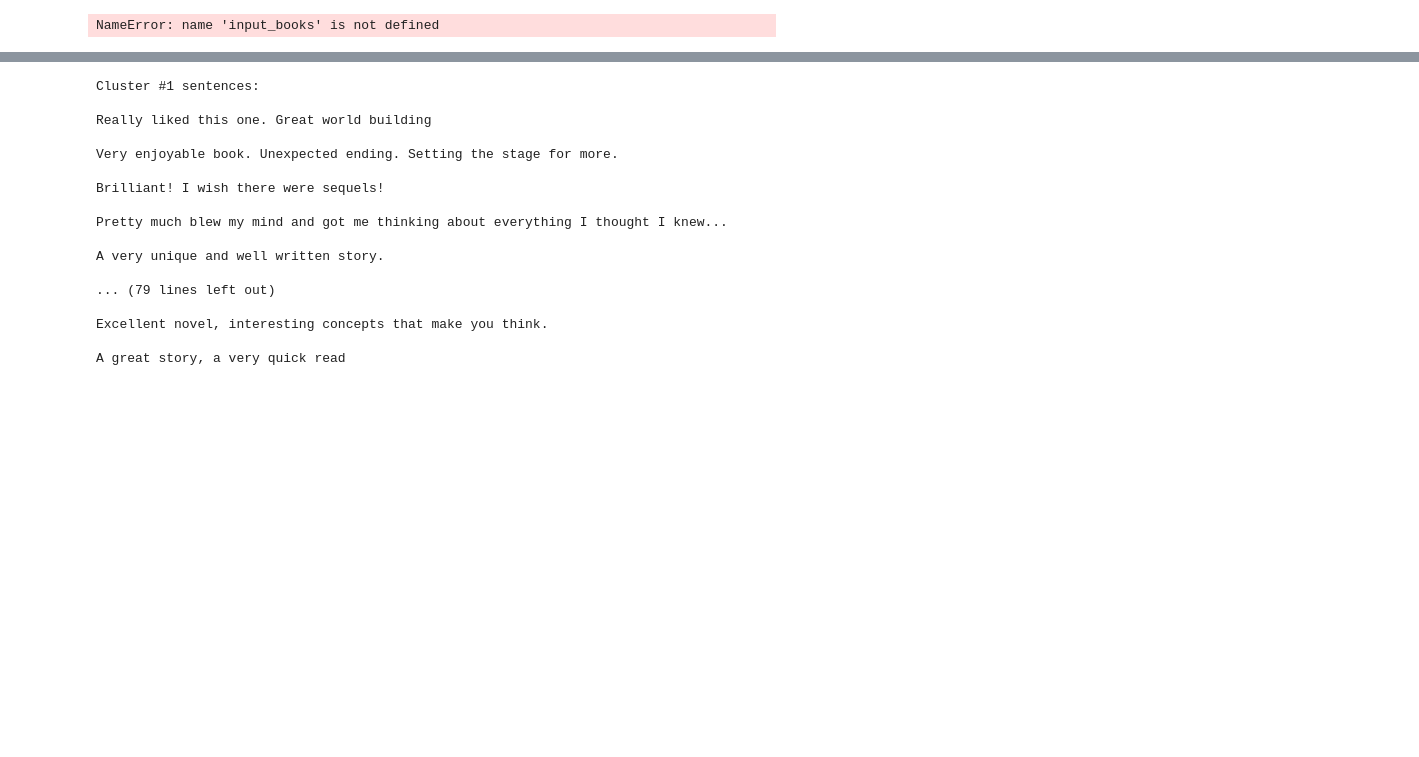
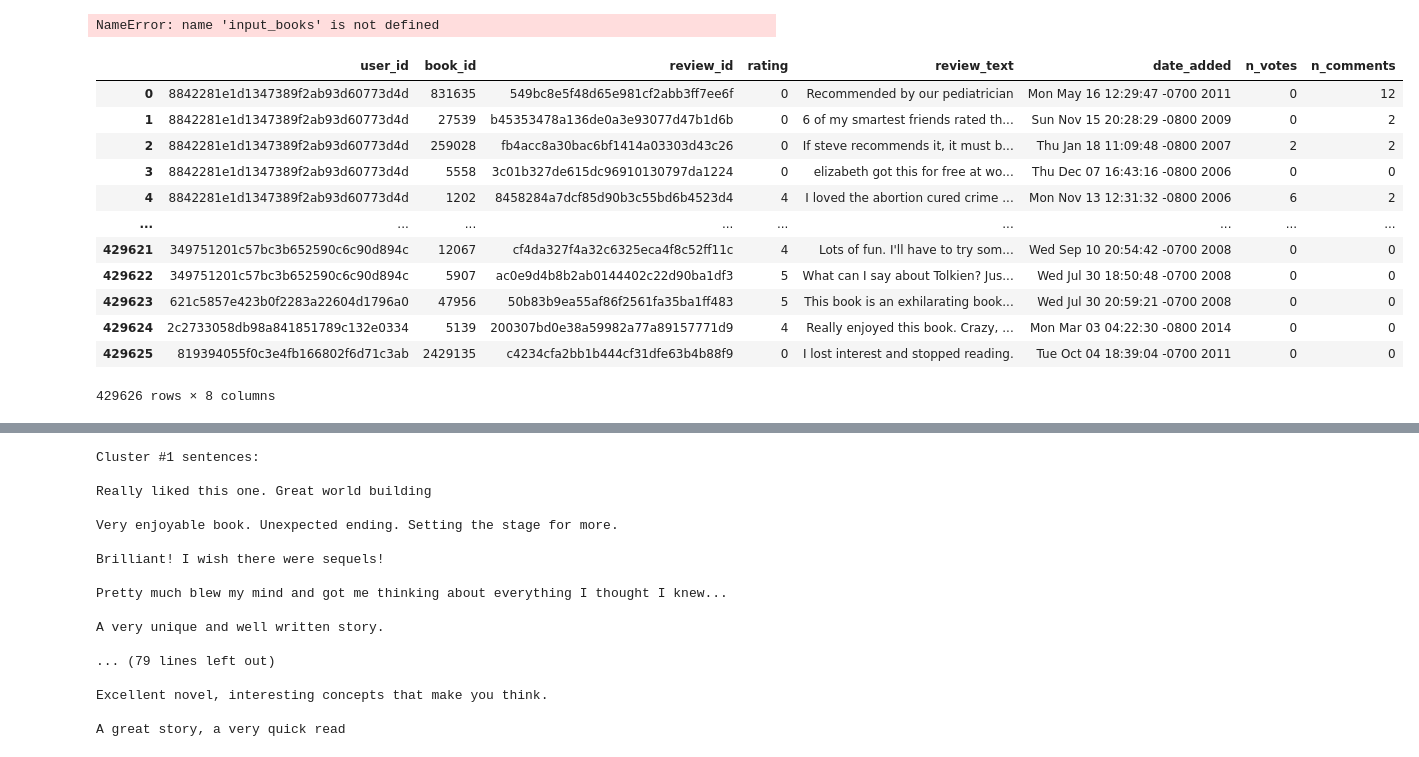
Before and after one commit to Einhard6176/3380, a Jupyter notebook: Models/Summarizer/createClusters.ipynb, the cells around one changed output, grey strips where cells are left out. Drawn from its saved outputs; the diff is of its cells as text; code cells hidden in the pictures; blank space fills up the shorter version.

```diff
--- a/Models/Summarizer/createClusters.ipynb
+++ b/Models/Summarizer/createClusters.ipynb
@@ -304,3 +338,19 @@ NameError: name 'reviews' is not defined
 input_books
 # %% [output]
 NameError: name 'input_books' is not defined
+# %%
+reviews
+# %% [output]
+|  | user_id | book_id | review_id | rating | review_text | date_added | n_votes | n_comments |
+| 0 | 8842281e1d1347389f2ab93d60773d4d | 831635 | 549bc8e5f48d65e981cf2abb3ff7ee6f | 0 | Recommended by our pediatrician | Mon May 16 12:29:47 -0700 2011 | 0 | 12 |
+| 1 | 8842281e1d1347389f2ab93d60773d4d | 27539 | b45353478a136de0a3e93077d47b1d6b | 0 | 6 of my smartest friends rated th... | Sun Nov 15 20:28:29 -0800 2009 | 0 | 2 |
+| 2 | 8842281e1d1347389f2ab93d60773d4d | 259028 | fb4acc8a30bac6bf1414a03303d43c26 | 0 | If steve recommends it, it must b... | Thu Jan 18 11:09:48 -0800 2007 | 2 | 2 |
+| 3 | 8842281e1d1347389f2ab93d60773d4d | 5558 | 3c01b327de615dc96910130797da1224 | 0 | elizabeth got this for free at wo... | Thu Dec 07 16:43:16 -0800 2006 | 0 | 0 |
+| 4 | 8842281e1d1347389f2ab93d60773d4d | 1202 | 8458284a7dcf85d90b3c55bd6b4523d4 | 4 | I loved the abortion cured crime ... | Mon Nov 13 12:31:32 -0800 2006 | 6 | 2 |
+| ... | ... | ... | ... | ... | ... | ... | ... | ... |
+| 429621 | 349751201c57bc3b652590c6c90d894c | 12067 | cf4da327f4a32c6325eca4f8c52ff11c | 4 | Lots of fun. I'll have to try som... | Wed Sep 10 20:54:42 -0700 2008 | 0 | 0 |
+| 429622 | 349751201c57bc3b652590c6c90d894c | 5907 | ac0e9d4b8b2ab0144402c22d90ba1df3 | 5 | What can I say about Tolkien? Jus... | Wed Jul 30 18:50:48 -0700 2008 | 0 | 0 |
+| 429623 | 621c5857e423b0f2283a22604d1796a0 | 47956 | 50b83b9ea55af86f2561fa35ba1ff483 | 5 | This book is an exhilarating book... | Wed Jul 30 20:59:21 -0700 2008 | 0 | 0 |
+| 429624 | 2c2733058db98a841851789c132e0334 | 5139 | 200307bd0e38a59982a77a89157771d9 | 4 | Really enjoyed this book. Crazy, ... | Mon Mar 03 04:22:30 -0800 2014 | 0 | 0 |
+| 429625 | 819394055f0c3e4fb166802f6d71c3ab | 2429135 | c4234cfa2bb1b444cf31dfe63b4b88f9 | 0 | I lost interest and stopped reading. | Tue Oct 04 18:39:04 -0700 2011 | 0 | 0 |
+429626 rows × 8 columns
```
Also changed, not shown: parts of 23 cells of this notebook, 1 other file.
